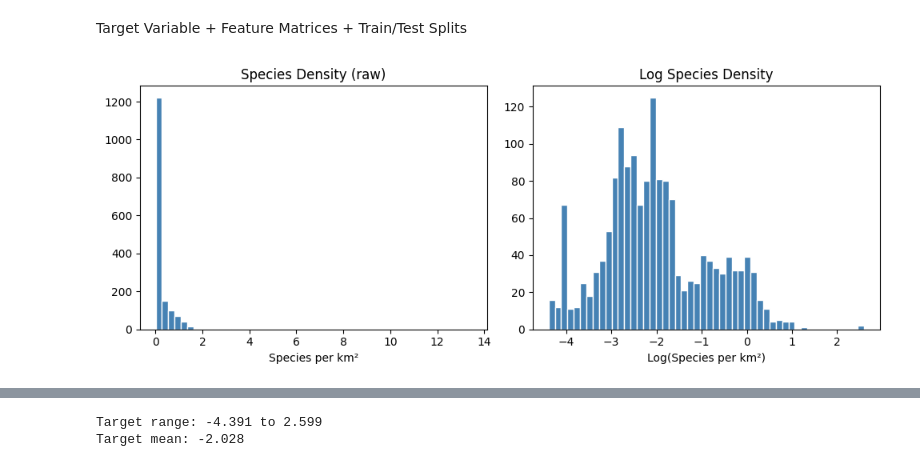
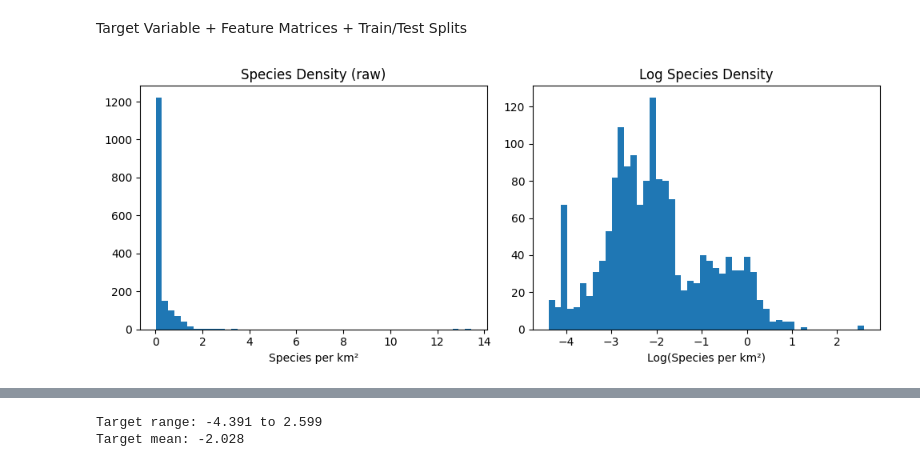
Before and after one commit to zaiba6/Biodiversity-Predictors, a Jupyter notebook: Methods/all_forest.ipynb, the cells around one changed output, grey strips where cells are left out. Drawn from its saved outputs; the diff is of its cells as text; code cells hidden in the pictures.

```diff
--- a/Methods/all_forest.ipynb
+++ b/Methods/all_forest.ipynb
@@ -66,23 +65,23 @@ md['log_density'] = md['log_richness']
 # %%
 # compare raw density and log density
 plt.figure(figsize=(10, 4))
 plt.subplot(1, 2, 1)
 # exponentiate species dens to show original
 md['raw_density']=np.exp(md['log_density'])
 
-plt.hist((md['raw_density']), bins=50, color='steelblue', edgecolor='white')
+plt.hist((md['raw_density']), bins=50)
 plt.title('Species Density (raw)')
 plt.xlabel('Species per km²')
 
 plt.subplot(1, 2, 2)
-plt.hist(md['log_density'], bins=50, color='steelblue', edgecolor='white')
+plt.hist(md['log_density'], bins=50)
 plt.title('Log Species Density')
 plt.xlabel('Log(Species per km²)')
 plt.tight_layout()
 plt.savefig('/Users/juliannahoitt/Desktop/MATH6243/FinalProj/Biodiversity-Predictors/Images/distribution_comparison_dens.png', dpi=150, bbox_inches='tight')
 plt.show()
 # %% [output]
-[figure, old version]
+[figure, new version]
 # %%
 # compare raw richness and log richnes
 plt.figure(figsize=(10, 4))
```
Also changed, not shown: parts of 8 cells of this notebook, 5 other files.
